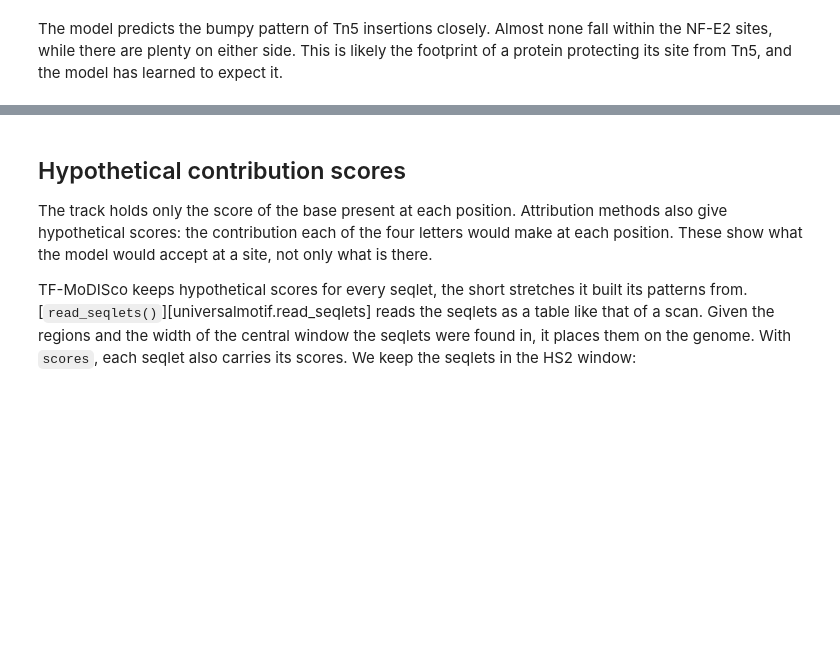
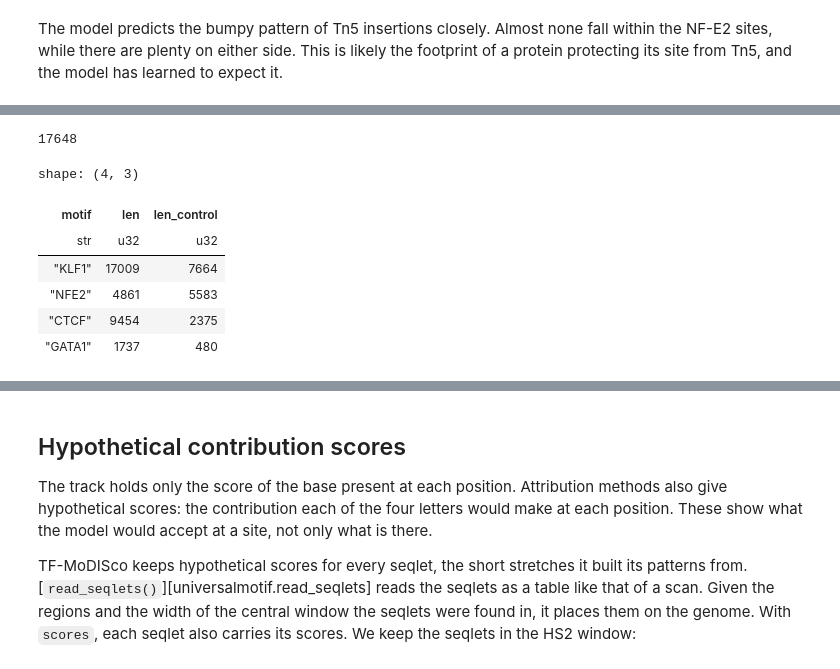
Before and after one commit to bjmt/universalmotif-py, a Jupyter notebook: docs/guides/deep-learning.ipynb, the cells around one changed output, grey strips where cells are left out. Cells and saved outputs as stored; diff of their text form; code cells hidden in the pictures; blank space fills up the shorter version.

```diff
--- a/docs/guides/deep-learning.ipynb
+++ b/docs/guides/deep-learning.ipynb
@@ -191,0 +215,21 @@ has learned to expect it.
+# %%
+peaks = um.drop_overlaps(regions.filter(pl.col("chrom") == "chr1"))
+peak_seqs = um.extract_ranges(chr1, peaks)
+ctcf = next(m for m in jaspar if m.name == "MA0139.2")
+site_motifs = [m.replace(name=m.altname) for m in [*known, ctcf]]
+shuffled = [s.replace(name=m.name) for m, s in zip(site_motifs, um.shuffle_motifs(site_motifs, seed=1))]
+sites = um.genomic_hits(um.scan_sequences(site_motifs, peak_seqs, pvalue=1e-4, nthreads=2))
+control_sites = um.genomic_hits(um.scan_sequences(shuffled, peak_seqs, pvalue=1e-4, nthreads=2))
+print(peaks.height)
+sites.group_by("motif", maintain_order=True).len().join(
+    control_sites.group_by("motif").len(), on="motif", suffix="_control"
+)
+# %% [output]
+17648
+shape: (4, 3)
+| motif | len | len_control |
+| str | u32 | u32 |
+| "KLF1" | 17009 | 7664 |
+| "NFE2" | 4861 | 5583 |
+| "CTCF" | 9454 | 2375 |
+| "GATA1" | 1737 | 480 |
```
Also changed, not shown: parts of 8 cells of this notebook, 4 other files.
